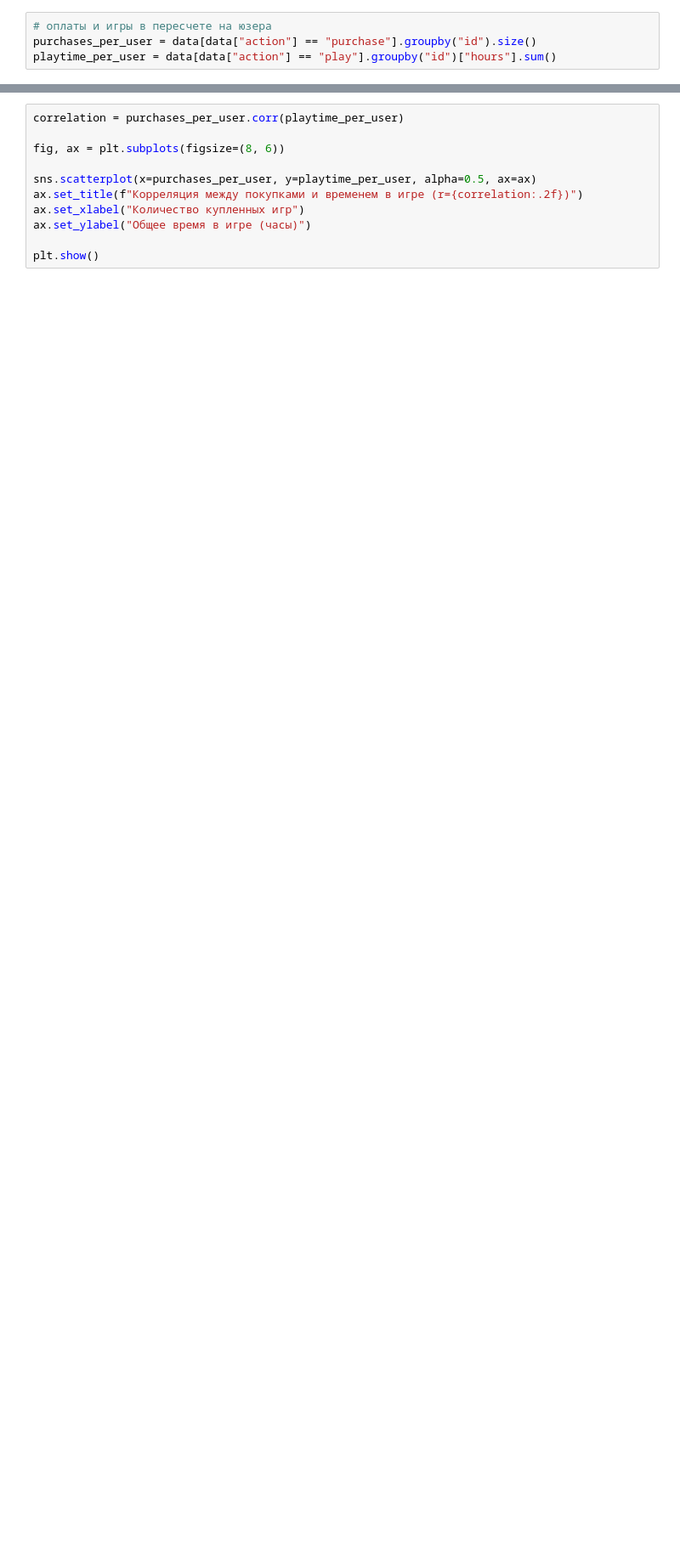
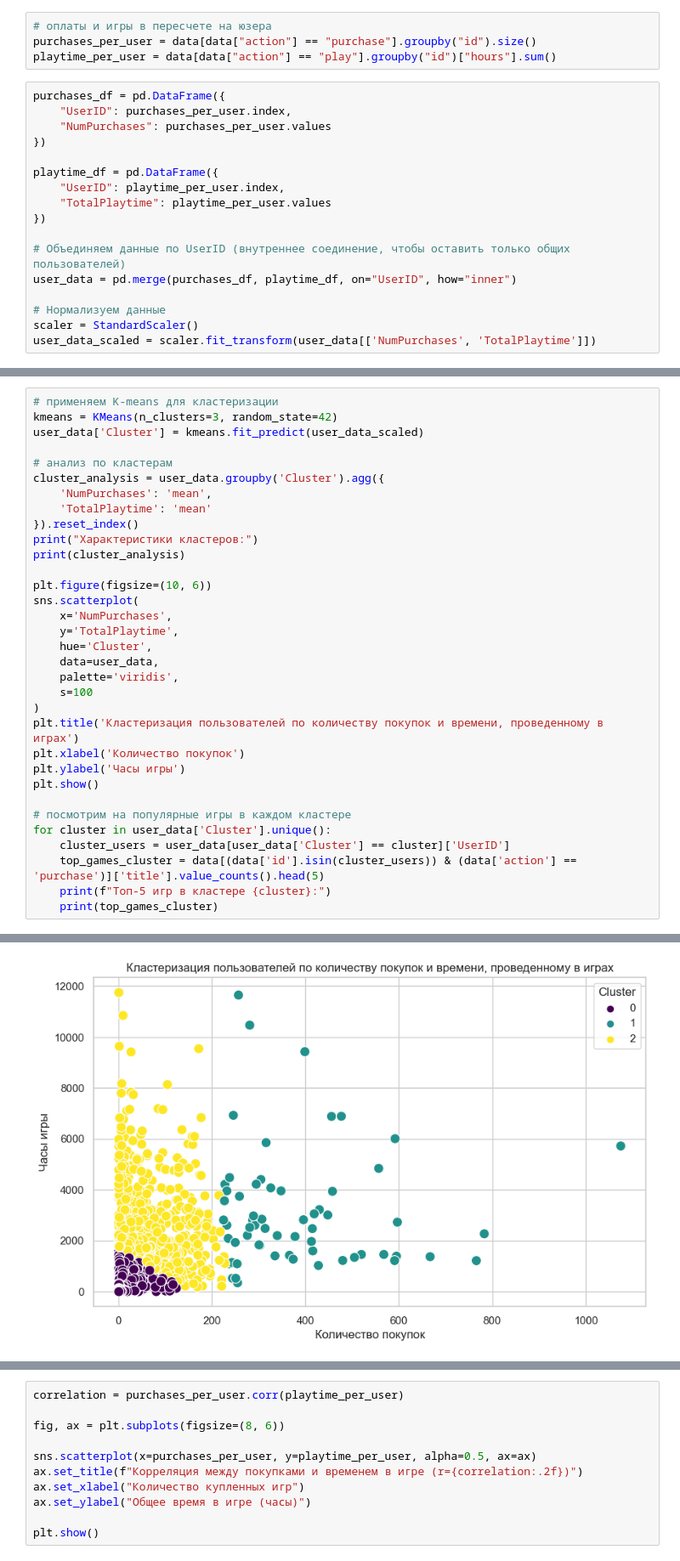
Before and after one commit to tmaxell/spbu_ml_2025_practice, a Jupyter notebook: homeworks/recap_hw1/recap.ipynb, the cells around one changed output, grey strips where cells are left out. Shown at 85% size. Drawn from its saved outputs; the diff is of its cells as text; blank space fills up the shorter version.

Commit message:
add some analysis and segmentation of gamers

```diff
--- a/homeworks/recap_hw1/recap.ipynb
+++ b/homeworks/recap_hw1/recap.ipynb
@@ -98,3 +98,20 @@ plt.show()
 # оплаты и игры в пересчете на юзера
 purchases_per_user = data[data["action"] == "purchase"].groupby("id").size()
 playtime_per_user = data[data["action"] == "play"].groupby("id")["hours"].sum()
+# %%
+purchases_df = pd.DataFrame({
+    "UserID": purchases_per_user.index,
+    "NumPurchases": purchases_per_user.values
+})
+
+playtime_df = pd.DataFrame({
+    "UserID": playtime_per_user.index,
+    "TotalPlaytime": playtime_per_user.values
+})
+
+# Объединяем данные по UserID (внутреннее соединение, чтобы оставить только общих пользователей)
+user_data = pd.merge(purchases_df, playtime_df, on="UserID", how="inner")
+
+# Нормализуем данные
+scaler = StandardScaler()
+user_data_scaled = scaler.fit_transform(user_data[['NumPurchases', 'TotalPlaytime']])
@@ -100,0 +137,34 @@ playtime_per_user = data[data["action"] == "play"].groupby("id")["hours"].sum()
+# %%
+# применяем K-means для кластеризации
+kmeans = KMeans(n_clusters=3, random_state=42)
+user_data['Cluster'] = kmeans.fit_predict(user_data_scaled)
+
+# анализ по кластерам
+cluster_analysis = user_data.groupby('Cluster').agg({
+    'NumPurchases': 'mean',
+    'TotalPlaytime': 'mean'
+}).reset_index()
+print("Характеристики кластеров:")
+print(cluster_analysis)
+
+plt.figure(figsize=(10, 6))
+sns.scatterplot(
+    x='NumPurchases',
+    y='TotalPlaytime',
+    hue='Cluster',
+    data=user_data,
+    palette='viridis',
+    s=100
+)
+plt.title('Кластеризация пользователей по количеству покупок и времени, проведенному в играх')
+plt.xlabel('Количество покупок')
+plt.ylabel('Часы игры')
+plt.show()
+
+# посмотрим на популярные игры в каждом кластере
+for cluster in user_data['Cluster'].unique():
+    cluster_users = user_data[user_data['Cluster'] == cluster]['UserID']
+    top_games_cluster = data[(data['id'].isin(cluster_users)) & (data['action'] == 'purchase')]['title'].value_counts().head(5)
+    print(f"Топ-5 игр в кластере {cluster}:")
+    print(top_games_cluster)
+# %% [output]
@@ -100,0 +176 @@ playtime_per_user = data[data["action"] == "play"].groupby("id")["hours"].sum()
+[figure, added]
```
Also changed, not shown: parts of 8 cells of this notebook.
